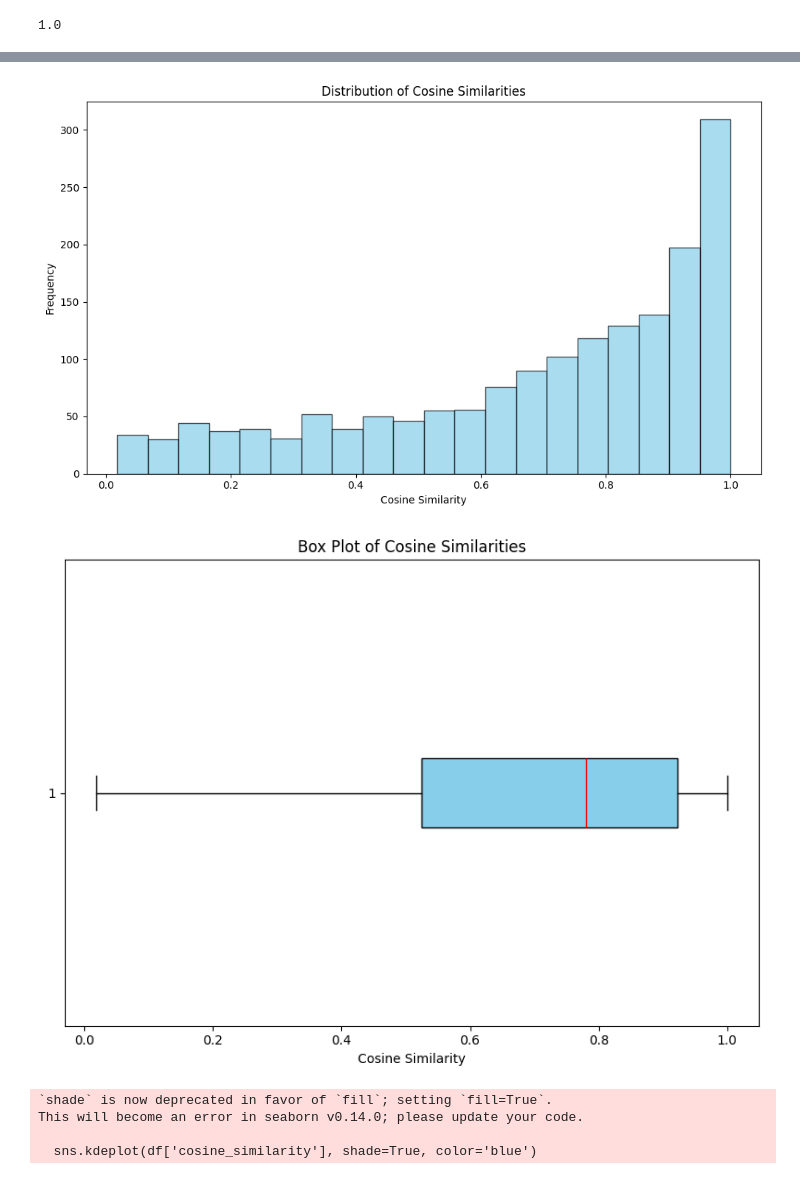
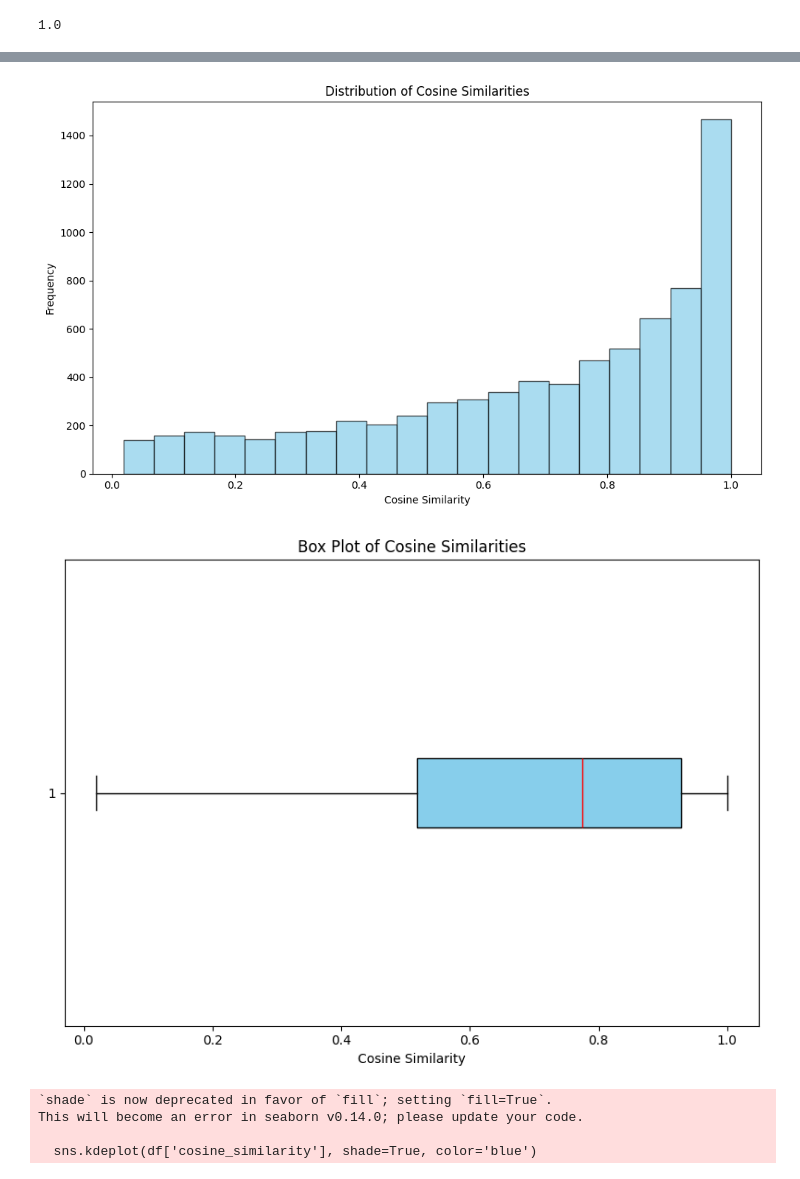
Before and after one commit to tyagiprnv/masterthesis, a Jupyter notebook: src/notebooks/experimentation.ipynb, the cells around one changed output, grey strips where cells are left out. Saved outputs shown, nothing was run; the diff lists cells and outputs as text; code cells hidden in the pictures.

```diff
--- a/src/notebooks/experimentation.ipynb
+++ b/src/notebooks/experimentation.ipynb
@@ -516,5 +516,5 @@ plt.show()
 # %%
-df = pd.read_csv('/work/ptyagi/masterthesis/data/predictions/predictions_replies_cardiffnlp_twitter-roberta-large-emotion-latest_merged.csv')
+df = pd.read_csv('/work/ptyagi/masterthesis/data/predictions/aug/predictions_replies_cardiffnlp_twitter-roberta-large-emotion-latest_merged.csv')
 
 # Aggregate mapped predictions from the 'mapped_predictions' column
 aggregated_scores = extract_and_aggregate(df['mapped_predictions'])
@@ -610,7 +611,7 @@ merged_df.head()
 # %%
 import pandas as pd
 # %%
-df = pd.read_csv('/work/ptyagi/masterthesis/data/predictions/averaged_predictions.csv')
+df = pd.read_csv('/work/ptyagi/masterthesis/data/predictions/aug/averaged_predictions.csv')
 # %%
 df
 # %% [output]
@@ -647,7 +648,7 @@ def calculate_cosine_similarity(pred1, pred2):
     vec2 = np.array([pred2.get(emotion, 0) for emotion in emotions])
     return 1 - cosine(vec1, vec2)
 # %%
-df['cosine_similarity'] = df.apply(
+df['cosine_similarity_tweet_replies'] = df.apply(
     lambda row: calculate_cosine_similarity(
         parse_predictions(row['averaged_predictions']),
         parse_predictions(row['mapped_predictions'])
@@ -677,19 +678,19 @@ import matplotlib.pyplot as plt
 # %%
 
 # Histogram
 plt.figure(figsize=(10, 6))
-plt.hist(df['cosine_similarity'], bins=20, color='skyblue', edgecolor='black', alpha=0.7)
+plt.hist(df['cosine_similarity_tweet_replies'], bins=20, color='skyblue', edgecolor='black', alpha=0.7)
 plt.title('Distribution of Cosine Similarities')
 plt.xlabel('Cosine Similarity')
 plt.ylabel('Frequency')
 plt.tight_layout()
 plt.show()
 # %% [output]
-[figure, old version]
+[figure, new version]
 # %%
 # Box Plot
 plt.figure(figsize=(8, 6))
-plt.boxplot(df['cosine_similarity'], vert=False, patch_artist=True,
+plt.boxplot(df['cosine_similarity_tweet_replies'], vert=False, patch_artist=True,
             boxprops=dict(facecolor='skyblue', color='black'),
             medianprops=dict(color='red'))
 plt.title('Box Plot of Cosine Similarities')
@@ -697,7 +698,7 @@ plt.xlabel('Cosine Similarity')
 plt.tight_layout()
 plt.show()
 # %% [output]
-[figure, old version]
+[figure, new version]
 # %%
 import seaborn as sns
 
```
Also changed, not shown: parts of 41 cells of this notebook, 2 other files.
